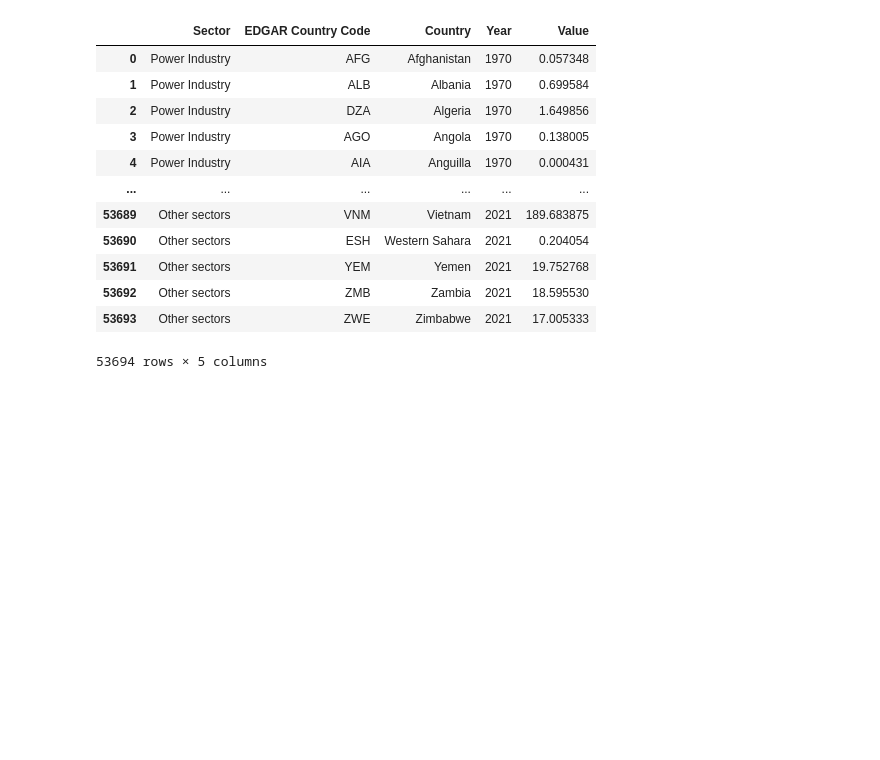
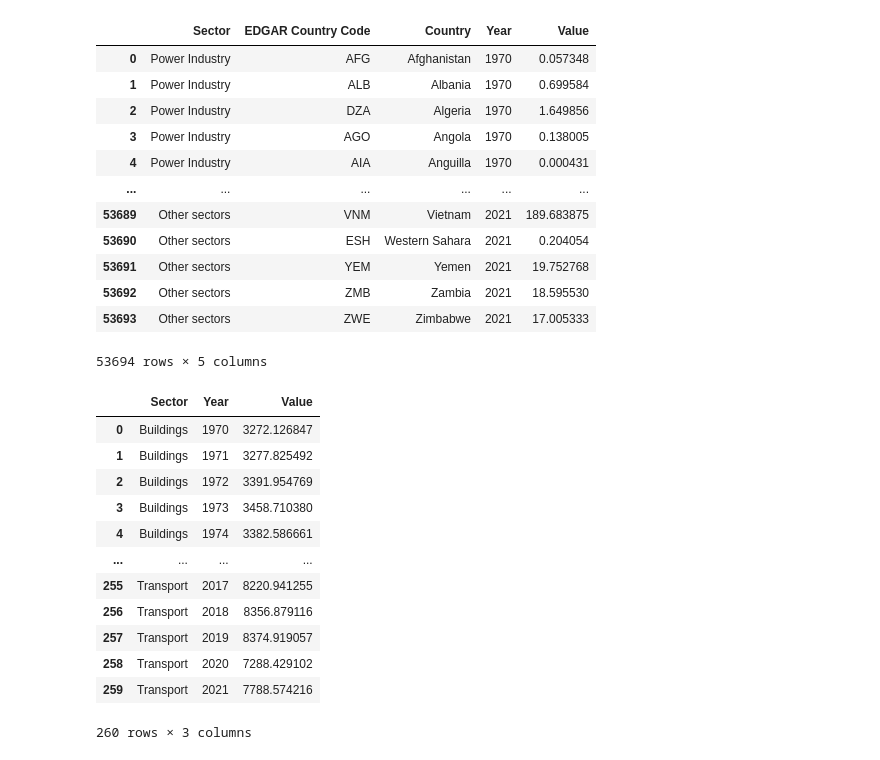
Before and after one commit to DiogoRibeiro7/Medium-Blog, a Jupyter notebook: clima_portugal/Untitled1.ipynb, the cells around one changed output. Drawn from its saved outputs; the diff is of its cells as text; code cells hidden in the pictures; blank space fills up the shorter version.

```diff
--- a/clima_portugal/Untitled1.ipynb
+++ b/clima_portugal/Untitled1.ipynb
@@ -215,0 +218,16 @@ df_melted
+# %%
+df_grouped
+# %% [output]
+|  | Sector | Year | Value |
+| 0 | Buildings | 1970 | 3272.126847 |
+| 1 | Buildings | 1971 | 3277.825492 |
+| 2 | Buildings | 1972 | 3391.954769 |
+| 3 | Buildings | 1973 | 3458.710380 |
+| 4 | Buildings | 1974 | 3382.586661 |
+| ... | ... | ... | ... |
+| 255 | Transport | 2017 | 8220.941255 |
+| 256 | Transport | 2018 | 8356.879116 |
+| 257 | Transport | 2019 | 8374.919057 |
+| 258 | Transport | 2020 | 7288.429102 |
+| 259 | Transport | 2021 | 7788.574216 |
+260 rows × 3 columns
```
Also changed, not shown: parts of 3 cells of this notebook, 1 other file.
